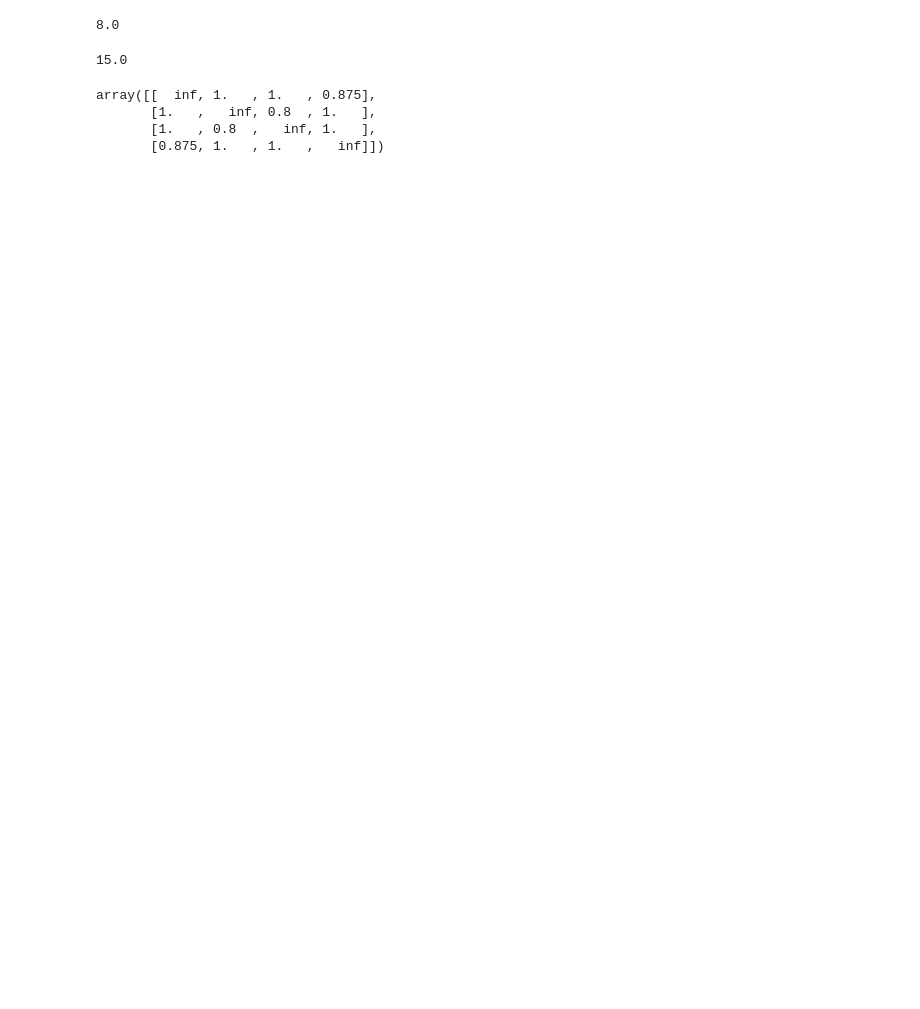
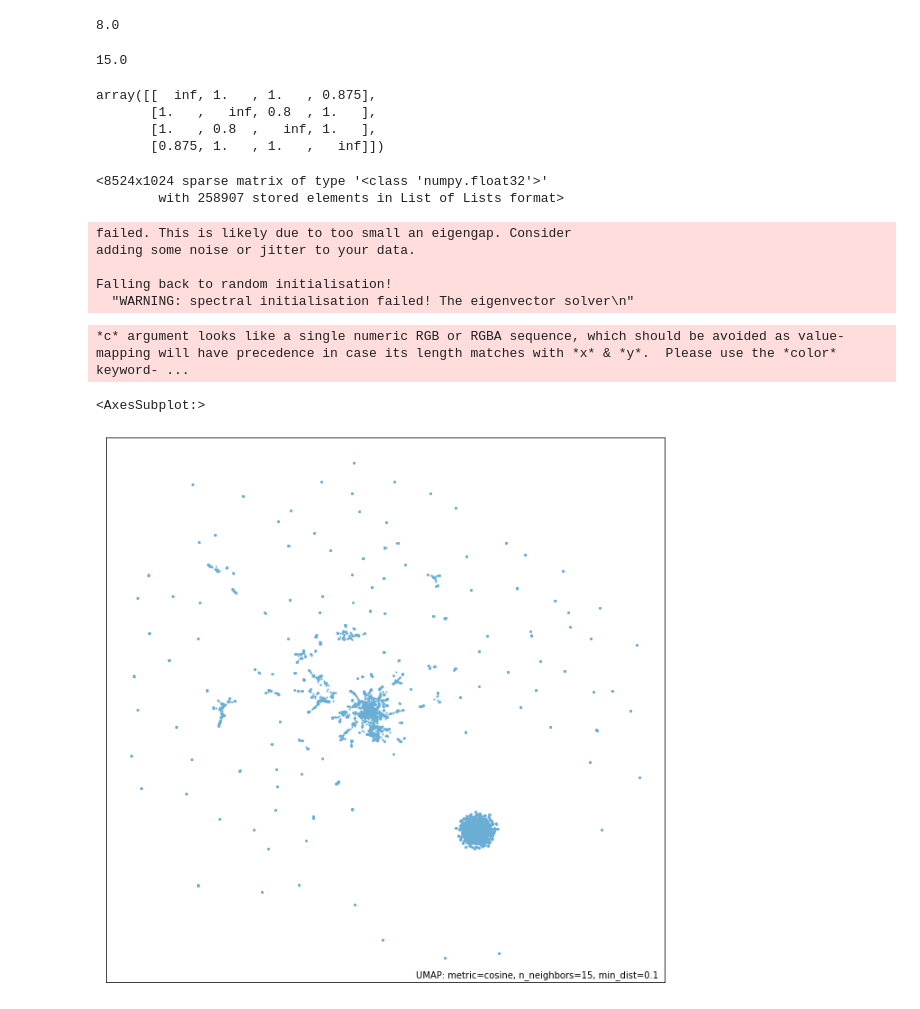
Before and after one commit to maggietsui/Project2, a Jupyter notebook: Untitled.ipynb, the cells around one changed output. Cells and saved outputs as stored; diff of their text form; code cells hidden in the pictures; blank space fills up the shorter version.

```diff
--- a/Untitled.ipynb
+++ b/Untitled.ipynb
@@ -613,0 +622,32 @@ np.where(clustering == 4)
+# %%
+# Load data
+table = pd.read_csv("./ligand_information.csv")
+table['OnBits'] = table['OnBits'].str.split(",")
+table.head()
+
+lil = list(table['OnBits'])
+lil = [list(map(int, i)) for i in lil]
+
+factor_matrix = lil_matrix((len(table), 1024), dtype=np.float32)
+factor_matrix.rows = np.array(lil)
+data = [[1] * len(i) for i in lil]
+factor_matrix.data = np.array(data)
+# %%
+factor_matrix
+# %% [output]
+<8524x1024 sparse matrix of type '<class 'numpy.float32'>'
+        with 258907 stored elements in List of Lists format>
+# %%
+mapper = umap.UMAP(metric='cosine', random_state=42, low_memory=True).fit(factor_matrix)
+# %% [output]
+failed. This is likely due to too small an eigengap. Consider
+adding some noise or jitter to your data.
+
+Falling back to random initialisation!
+  "WARNING: spectral initialisation failed! The eigenvector solver\n"
+# %%
+umap.plot.points(mapper)
+# %% [output]
+*c* argument looks like a single numeric RGB or RGBA sequence, which should be avoided as value-mapping will have precedence in case its length matches with *x* & *y*.  Please use the *color* keyword- ...
+<AxesSubplot:>
+[figure, added]
```
Also changed, not shown: parts of 2 cells of this notebook.
